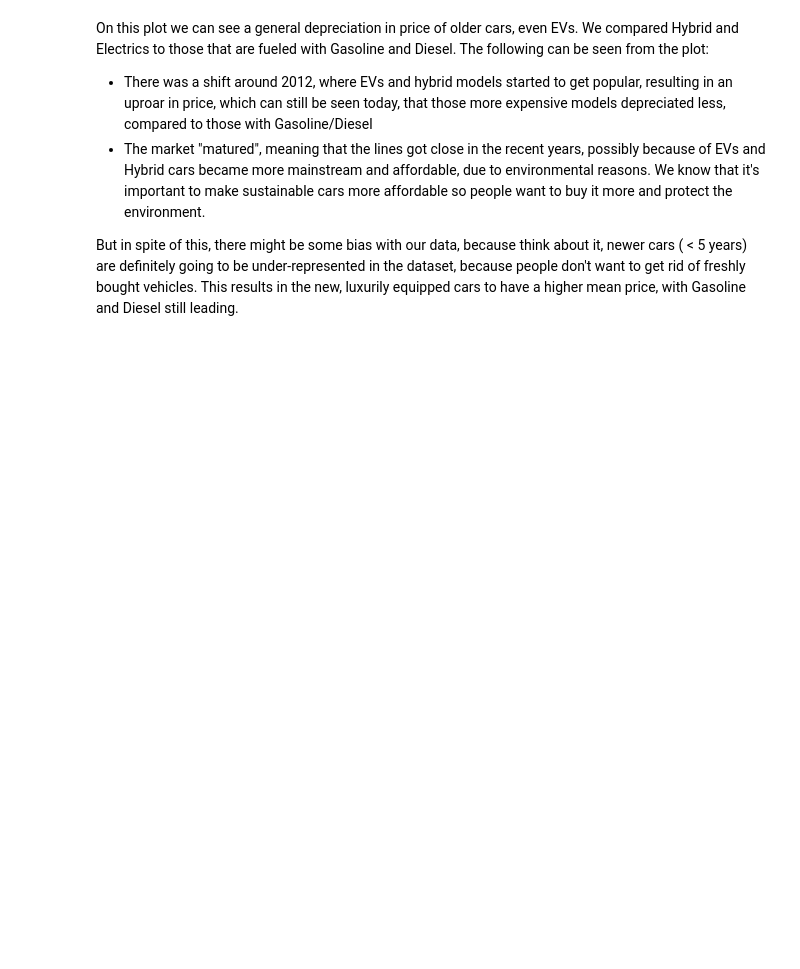
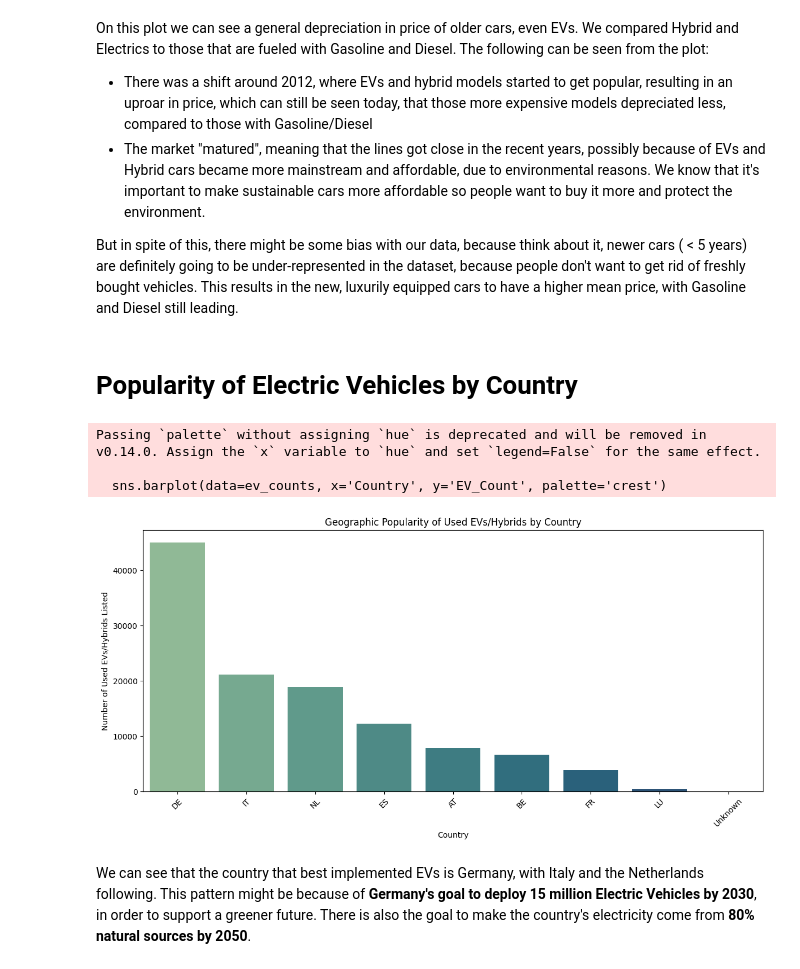
Before and after one commit to dfoddav2/SS25-capstone-project, a Jupyter notebook: exploratory.ipynb, the cells around one changed output. Cells and saved outputs as stored; diff of their text form; code cells hidden in the pictures; blank space fills up the shorter version.

Commit message:
EDA by country and EV added

```diff
--- a/exploratory.ipynb
+++ b/exploratory.ipynb
@@ -746,3 +746,35 @@ On this plot we can see a general depreciation in price of older cars, even EVs.
 - The market "matured", meaning that the lines got close in the recent years, possibly because of EVs and Hybrid cars became more mainstream and affordable, due to environmental reasons. We know that it's important to make sustainable cars more affordable so people want to buy it more and protect the environment.
 
 But in spite of this, there might be some bias with our data, because think about it, newer cars ( < 5 years) are definitely going to be under-represented in the dataset, because people don't want to get rid of freshly bought vehicles. This results in the new, luxurily equipped cars to have a higher mean price, with Gasoline and Diesel still leading.
+# %% [markdown]
+# Popularity of Electric Vehicles by Country
+# %%
+df['country'] = df['location'].str.split(',').str[-1].str.strip()
+df['country'] = df['country'].replace('', 'Unknown')
+
+# Define EV and Hybrid fuel types
+ev_types = ['Electric', 'Electric/Diesel', 'Electric/Gasoline', 'Hydrogen']
+
+# Filter for EVs and Hybrids
+ev_df = df[df['fuel_type'].isin(ev_types)]
+
+# Count number of EVs/Hybrids per country
+ev_counts = ev_df['country'].value_counts().reset_index()
+ev_counts.columns = ['Country', 'EV_Count']
+
+# Plot the results
+plt.figure(figsize=(12, 6))
+sns.barplot(data=ev_counts, x='Country', y='EV_Count', palette='crest')
+plt.xticks(rotation=45)
+plt.xlabel('Country')
+plt.ylabel('Number of Used EVs/Hybrids Listed')
+plt.title('Geographic Popularity of Used EVs/Hybrids by Country')
+plt.tight_layout()
+plt.show()
+# %% [output]
+Passing `palette` without assigning `hue` is deprecated and will be removed in v0.14.0. Assign the `x` variable to `hue` and set `legend=False` for the same effect.
+
+  sns.barplot(data=ev_counts, x='Country', y='EV_Count', palette='crest')
+[figure, added]
+# %% [markdown]
+We can see that the country that best implemented EVs is Germany, with Italy and the Netherlands following. This pattern might be because of **Germany's goal to deploy 15 million Electric Vehicles by 2030**, in order to support a greener future. There is also the goal to make the country's electricity come from **80% natural sources by 2050**.
```
